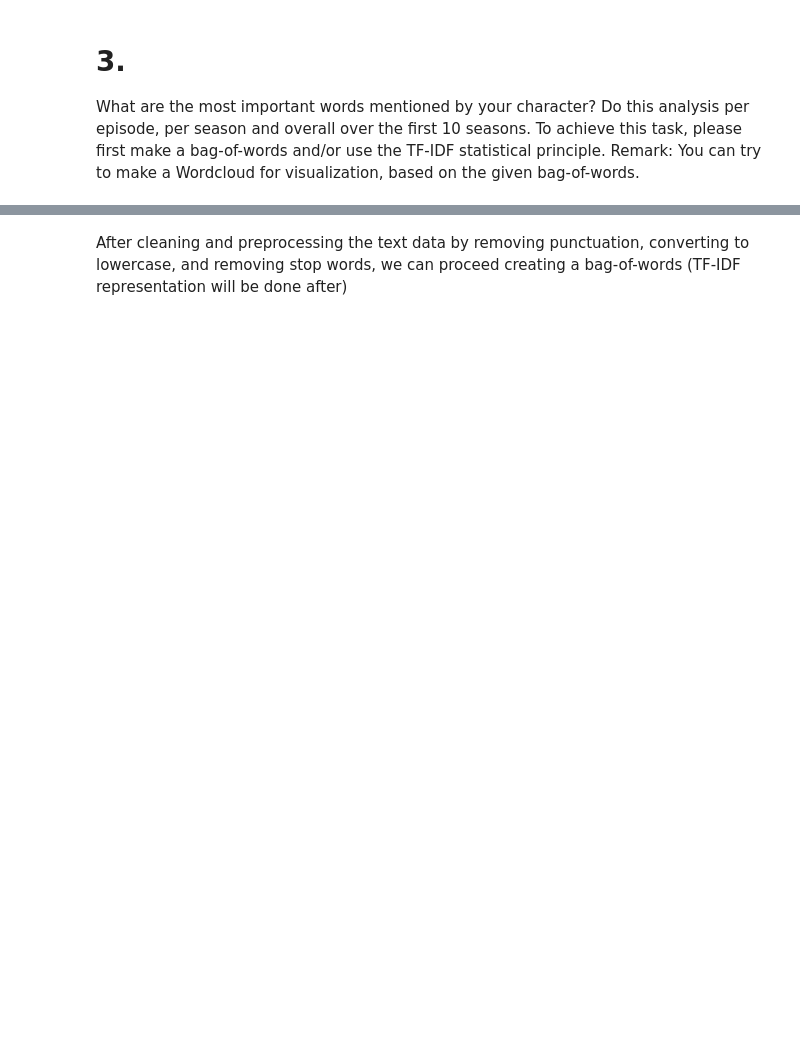
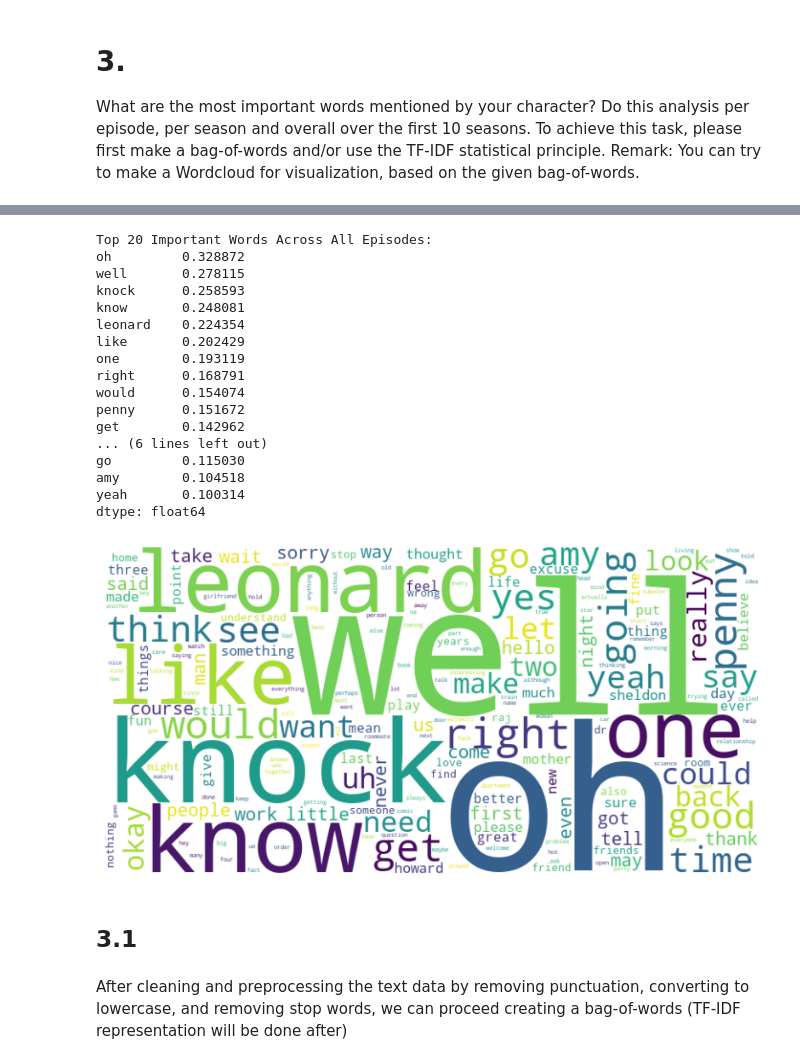
Before and after one commit to Federicosoldati/Text-Mining-Group-3-Project-1, a Jupyter notebook: Project1.ipynb, the cells around one changed output, grey strips where cells are left out. Drawn from its saved outputs; the diff is of its cells as text; code cells hidden in the pictures; blank space fills up the shorter version.

```diff
--- a/Project1.ipynb
+++ b/Project1.ipynb
@@ -271,3 +470,49 @@ You can try to make a Wordcloud for visualization, based on the given bag-of-wor
+# %%
+from wordcloud import WordCloud
+import matplotlib.pyplot as plt
+
+# Overall for all
+
+all_dialogues = [' '.join(dialogues) for episodes in seasons_dict.values() for dialogues in episodes.values()]
+all_text = ' '.join(all_dialogues)
+
+tfidf_vectorizer = TfidfVectorizer()
+X_tfidf_all = tfidf_vectorizer.fit_transform([all_text])
+feature_names_all = np.array(tfidf_vectorizer.get_feature_names_out())
+importance_df_all = pd.DataFrame(X_tfidf_all.toarray(), columns=feature_names_all)
+aggregate_scores = importance_df_all.sum()
+
+top_n_all = 20
+top_words_all = aggregate_scores.sort_values(ascending=False).head(top_n_all)
+print(f"\nTop {top_n_all} Important Words Across All Episodes:")
+print(top_words_all)
+
+wordcloud = WordCloud(width=800, height=400, background_color='white').generate_from_frequencies(aggregate_scores.to_dict())
+plt.figure(figsize=(10, 5))
+plt.imshow(wordcloud, interpolation='bilinear')
+plt.axis('off')
+plt.show()
+# %% [output]
+Top 20 Important Words Across All Episodes:
+oh         0.328872
+well       0.278115
+knock      0.258593
+know       0.248081
+leonard    0.224354
+like       0.202429
+one        0.193119
+right      0.168791
+would      0.154074
+penny      0.151672
+get        0.142962
+... (6 lines left out)
+go         0.115030
+amy        0.104518
+yeah       0.100314
+dtype: float64
+[figure, added]
+# %% [markdown]
+## 3.1
 # %%
 # Let's reload the data for our character
 
```
Also changed, not shown: parts of 26 cells of this notebook.
